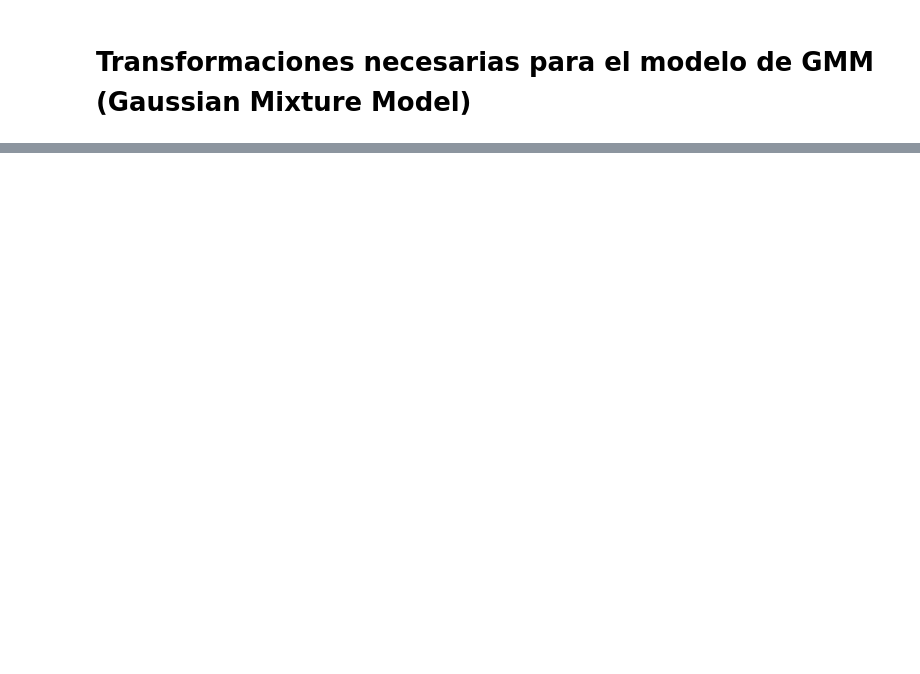
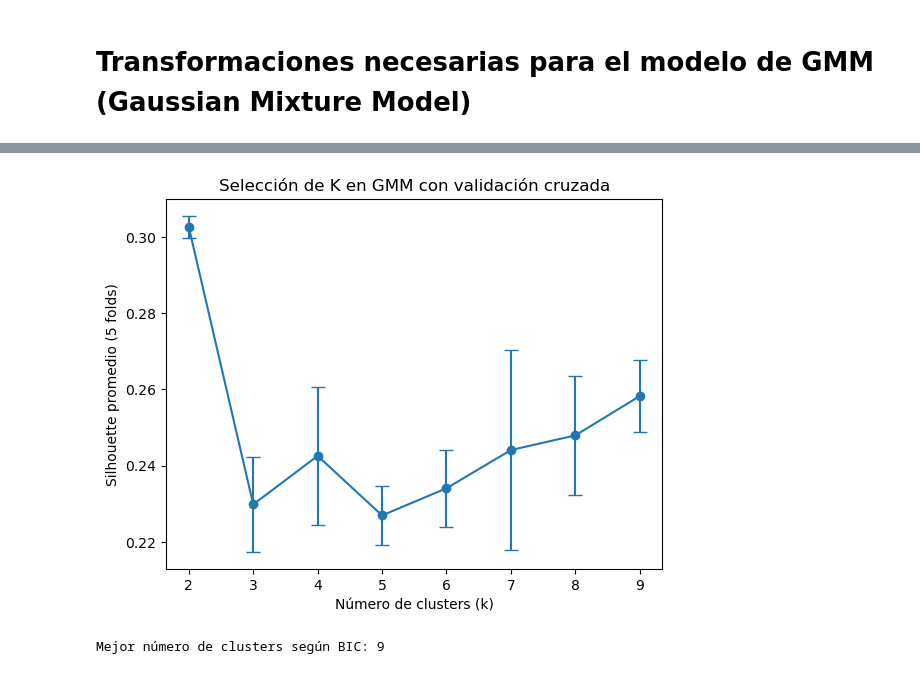
Before and after one commit to Trabajos-BI/Laboratorio2BI, a Jupyter notebook: Lab2/SeneCafeAlpes.ipynb, the cells around one changed output, grey strips where cells are left out. Saved outputs shown, nothing was run; the diff lists cells and outputs as text; code cells hidden in the pictures; blank space fills up the shorter version.

```diff
--- a/Lab2/SeneCafeAlpes.ipynb
+++ b/Lab2/SeneCafeAlpes.ipynb
@@ -471,3 +478,5 @@ memory usage: 1.3 MB
 None
 # %% [markdown]
 # Transformaciones necesarias para el modelo de GMM (Gaussian Mixture Model)
+# %%
+dfGMM = df.copy()
@@ -473,0 +507,5 @@ None
+# %%
+numericasGMM = df.select_dtypes(include=['int64', 'float64']).columns
+dummiesGMM = dfGMM.select_dtypes(include=['uint8','bool','boolean']).columns.tolist()
+print("Columnas numéricas para GMM:", numericasGMM.tolist())
+print("Columnas categóricas para GMM (dummies):", dummiesGMM)
@@ -473,0 +515,10 @@ None
+# %%
+continuas = [c for c in numericasGMM if c not in categoricas]
+
+scaler = StandardScaler()
+dfGMM[continuas] = scaler.fit_transform(dfGMM[continuas])
+# %%
+features = continuas + dummiesGMM
+X = dfGMM[features]
+print("Shape de X:", X.shape)
+X[features].head()
@@ -473,0 +555,38 @@ None
+# %%
+from sklearn.metrics import silhouette_score
+from sklearn.model_selection import KFold
+import numpy as np
+import matplotlib.pyplot as plt
+
+kf = KFold(n_splits=5, shuffle=True, random_state=42)
+
+sils_mean = []
+sils_std  = []
+
+for k in range(2, 10):
+    sils = []
+    for train_idx, test_idx in kf.split(X):
+        model = GaussianMixture(
+            n_components=k,
+            covariance_type='diag',
+            reg_covar=1e-2,
+            n_init=5,
+            random_state=42
+        ).fit(X.iloc[train_idx])
+
+        preds = model.predict(X.iloc[test_idx])
+        sils.append(silhouette_score(X.iloc[test_idx], preds))
+
+    sils_mean.append(np.mean(sils))
+    sils_std.append(np.std(sils))
+
+ks = list(range(2, 10))
+plt.errorbar(ks, sils_mean, yerr=sils_std, marker='o', capsize=5)
+plt.xlabel("Número de clusters (k)")
+plt.ylabel("Silhouette promedio (5 folds)")
+plt.title("Selección de K en GMM con validación cruzada")
+plt.show()
+print("Mejor número de clusters según BIC:", k_best)
+# %% [output]
+[figure, added]
+Mejor número de clusters según BIC: 9
```
Also changed, not shown: parts of 16 cells of this notebook.
